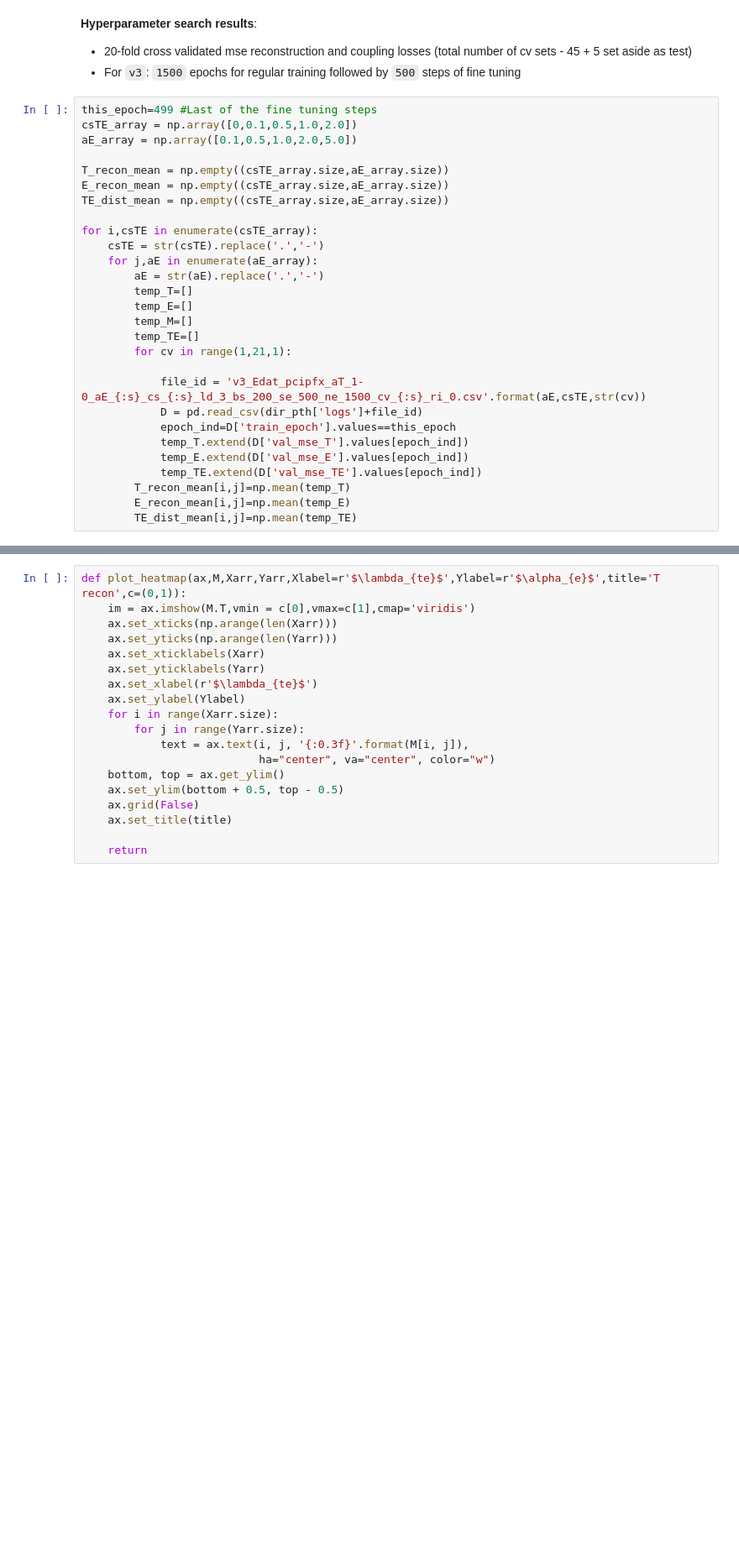
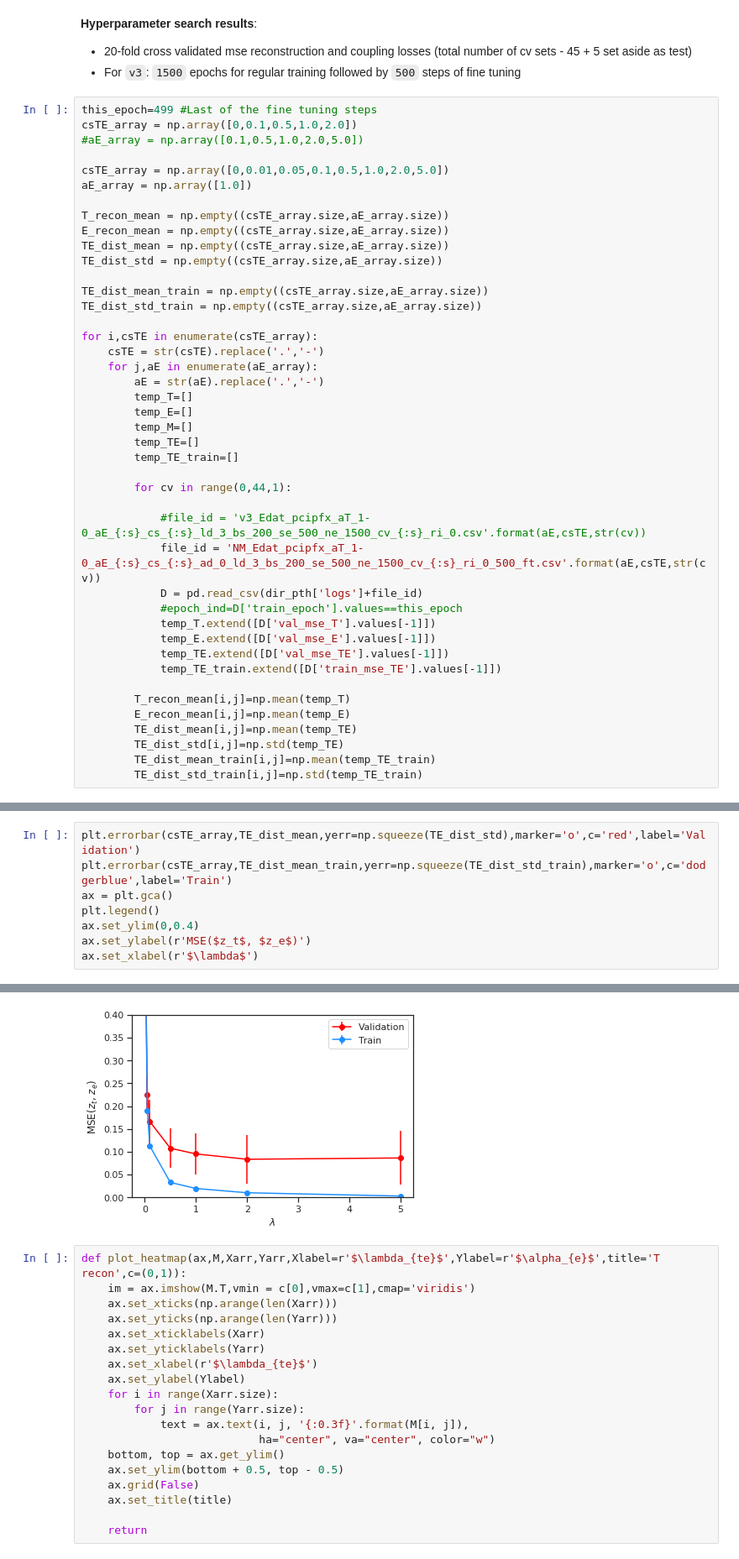
Before and after one commit to AllenInstitute/coupledAE-patchseq, a Jupyter notebook: analysis_param_search-v2.ipynb, the cells around one changed output, grey strips where cells are left out. Shown at 84% size. Drawn from its saved outputs; the diff is of its cells as text; blank space fills up the shorter version.

```diff
--- a/analysis_param_search-v2.ipynb
+++ b/analysis_param_search-v2.ipynb
@@ -19,11 +20,18 @@ dir_pth['checkpoints'] =dir_pth['result']+'checkpoints/'
 # %%
 this_epoch=499 #Last of the fine tuning steps
 csTE_array = np.array([0,0.1,0.5,1.0,2.0])
-aE_array = np.array([0.1,0.5,1.0,2.0,5.0])
+#aE_array = np.array([0.1,0.5,1.0,2.0,5.0])
+
+csTE_array = np.array([0,0.01,0.05,0.1,0.5,1.0,2.0,5.0])
+aE_array = np.array([1.0])
 
 T_recon_mean = np.empty((csTE_array.size,aE_array.size))
 E_recon_mean = np.empty((csTE_array.size,aE_array.size))
 TE_dist_mean = np.empty((csTE_array.size,aE_array.size))
+TE_dist_std = np.empty((csTE_array.size,aE_array.size))
+
+TE_dist_mean_train = np.empty((csTE_array.size,aE_array.size))
+TE_dist_std_train = np.empty((csTE_array.size,aE_array.size))
 
 for i,csTE in enumerate(csTE_array):
     csTE = str(csTE).replace('.','-')
@@ -33,14 +41,22 @@ for i,csTE in enumerate(csTE_array):
         temp_E=[]
         temp_M=[]
         temp_TE=[]
-        for cv in range(1,21,1):
+        temp_TE_train=[]
 
-            file_id = 'v3_Edat_pcipfx_aT_1-0_aE_{:s}_cs_{:s}_ld_3_bs_200_se_500_ne_1500_cv_{:s}_ri_0.csv'.format(aE,csTE,str(cv))
+        for cv in range(0,44,1):
+
+            #file_id = 'v3_Edat_pcipfx_aT_1-0_aE_{:s}_cs_{:s}_ld_3_bs_200_se_500_ne_1500_cv_{:s}_ri_0.csv'.format(aE,csTE,str(cv))
+            file_id = 'NM_Edat_pcipfx_aT_1-0_aE_{:s}_cs_{:s}_ad_0_ld_3_bs_200_se_500_ne_1500_cv_{:s}_ri_0_500_ft.csv'.format(aE,csTE,str(cv))
             D = pd.read_csv(dir_pth['logs']+file_id)
-            epoch_ind=D['train_epoch'].values==this_epoch
-            temp_T.extend(D['val_mse_T'].values[epoch_ind])
-            temp_E.extend(D['val_mse_E'].values[epoch_ind])
-            temp_TE.extend(D['val_mse_TE'].values[epoch_ind])
+            #epoch_ind=D['train_epoch'].values==this_epoch
+            temp_T.extend([D['val_mse_T'].values[-1]])
+            temp_E.extend([D['val_mse_E'].values[-1]])
+            temp_TE.extend([D['val_mse_TE'].values[-1]])
+            temp_TE_train.extend([D['train_mse_TE'].values[-1]])
+
         T_recon_mean[i,j]=np.mean(temp_T)
         E_recon_mean[i,j]=np.mean(temp_E)
         TE_dist_mean[i,j]=np.mean(temp_TE)
+        TE_dist_std[i,j]=np.std(temp_TE)
+        TE_dist_mean_train[i,j]=np.mean(temp_TE_train)
+        TE_dist_std_train[i,j]=np.std(temp_TE_train)
@@ -46,0 +67,9 @@ for i,csTE in enumerate(csTE_array):
+# %%
+plt.errorbar(csTE_array,TE_dist_mean,yerr=np.squeeze(TE_dist_std),marker='o',c='red',label='Validation')
+plt.errorbar(csTE_array,TE_dist_mean_train,yerr=np.squeeze(TE_dist_std_train),marker='o',c='dodgerblue',label='Train')
+ax = plt.gca()
+plt.legend()
+ax.set_ylim(0,0.4)
+ax.set_ylabel(r'MSE($z_t$, $z_e$)')
+ax.set_xlabel(r'$\lambda$')
+# %% [output]
@@ -47,3 +77,4 @@ for i,csTE in enumerate(csTE_array):
+[figure, added]
 # %%
 def plot_heatmap(ax,M,Xarr,Yarr,Xlabel=r'$\lambda_{te}$',Ylabel=r'$\alpha_{e}$',title='T recon',c=(0,1)):
     im = ax.imshow(M.T,vmin = c[0],vmax=c[1],cmap='viridis')
```
Also changed, not shown: parts of 4 cells of this notebook, 2 other files.
